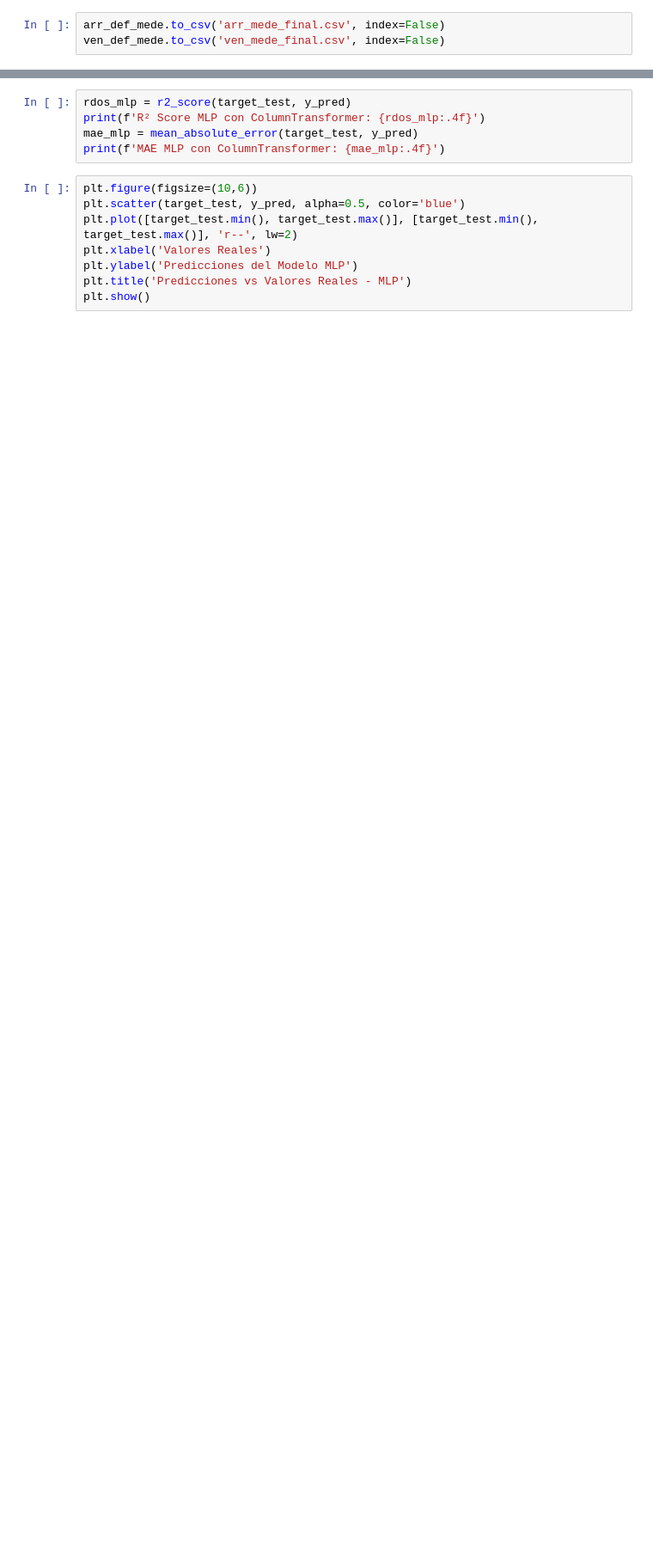
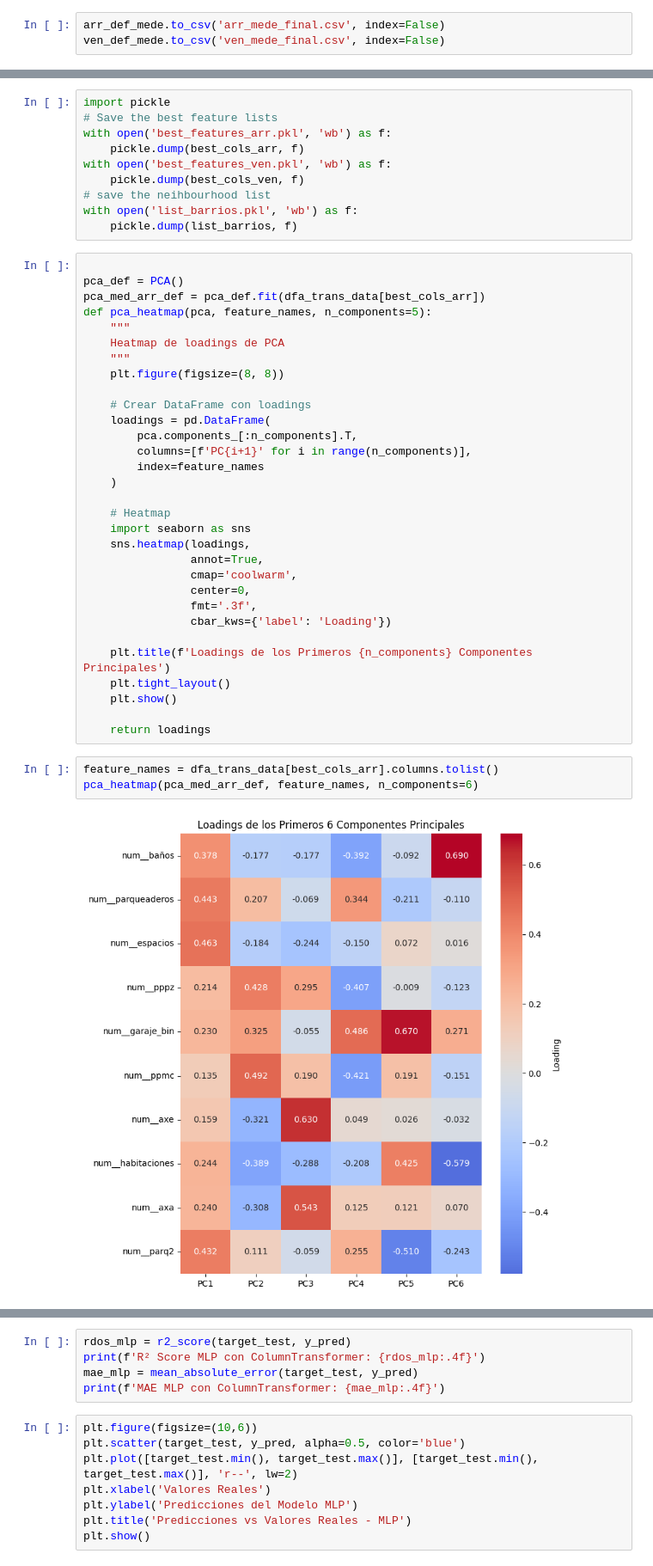
Before and after one commit to roman-correa/news, a Jupyter notebook: new_scraper.ipynb, the cells around one changed output, grey strips where cells are left out. Shown at 86% size. Drawn from its saved outputs; the diff is of its cells as text; blank space fills up the shorter version.

```diff
--- a/new_scraper.ipynb
+++ b/new_scraper.ipynb
@@ -652,0 +739,46 @@ New best: CV R² = 0.6183 with 8 features: ('num__area', 'num__parqueaderos', 'n
+# %%
+import pickle
+# Save the best feature lists
+with open('best_features_arr.pkl', 'wb') as f:
+    pickle.dump(best_cols_arr, f)
+with open('best_features_ven.pkl', 'wb') as f:
+    pickle.dump(best_cols_ven, f)
+# save the neihbourhood list
+with open('list_barrios.pkl', 'wb') as f:
+    pickle.dump(list_barrios, f)
+# %%
+
+pca_def = PCA()
+pca_med_arr_def = pca_def.fit(dfa_trans_data[best_cols_arr])
+def pca_heatmap(pca, feature_names, n_components=5):
+    """
+    Heatmap de loadings de PCA
+    """
+    plt.figure(figsize=(8, 8))
+
+    # Crear DataFrame con loadings
+    loadings = pd.DataFrame(
+        pca.components_[:n_components].T,
+        columns=[f'PC{i+1}' for i in range(n_components)],
+        index=feature_names
+    )
+
+    # Heatmap
+    import seaborn as sns
+    sns.heatmap(loadings,
+                annot=True,
+                cmap='coolwarm',
+                center=0,
+                fmt='.3f',
+                cbar_kws={'label': 'Loading'})
+
+    plt.title(f'Loadings de los Primeros {n_components} Componentes Principales')
+    plt.tight_layout()
+    plt.show()
+
+    return loadings
+# %%
+feature_names = dfa_trans_data[best_cols_arr].columns.tolist()
+pca_heatmap(pca_med_arr_def, feature_names, n_components=6)
+# %% [output]
+[figure, added]
```
Also changed, not shown: parts of 23 cells of this notebook, 14 other files.
